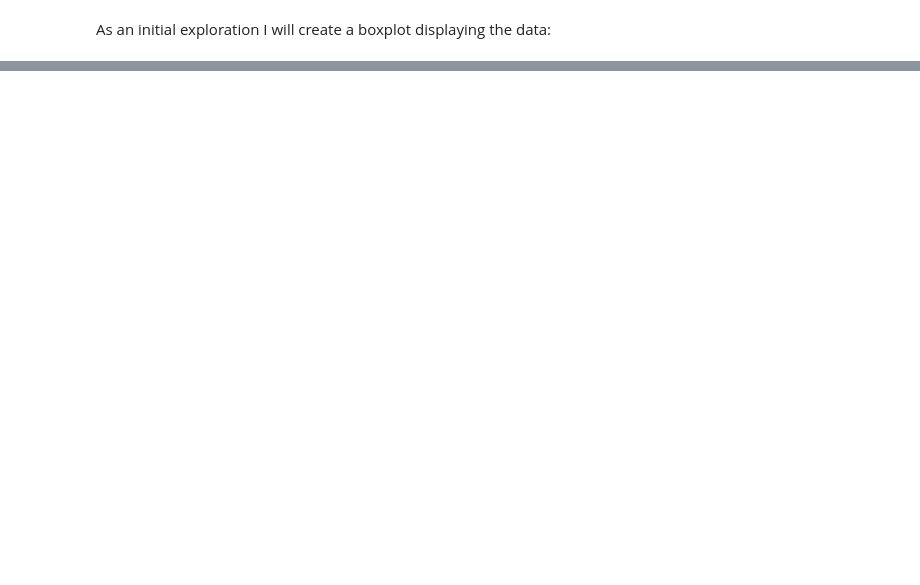
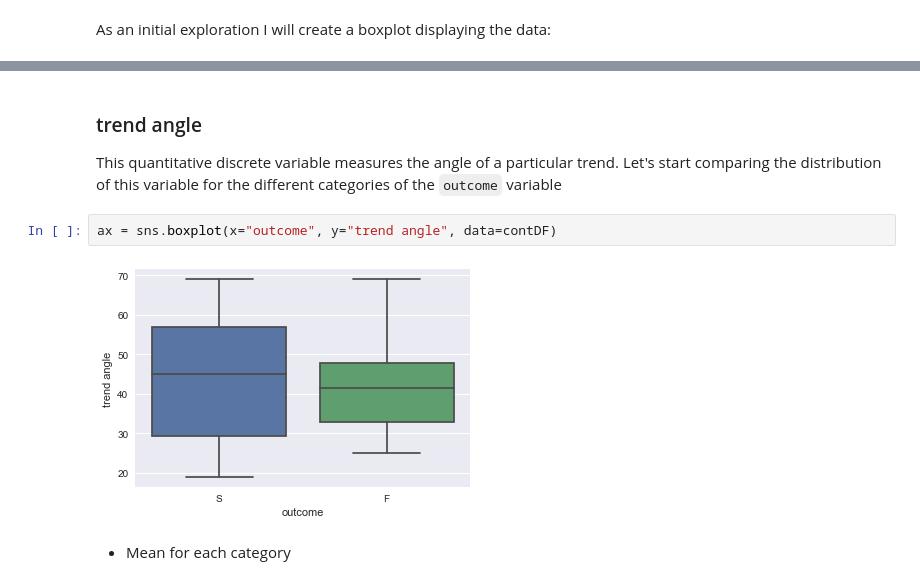
Before and after one commit to FOREXfunguru/FOREX, a Jupyter notebook: notebooks/Binary_classifier_using_ML.ipynb, the cells around one changed output, grey strips where cells are left out. Cells and saved outputs as stored; diff of their text form; blank space fills up the shorter version.

```diff
--- a/notebooks/Binary_classifier_using_ML.ipynb
+++ b/notebooks/Binary_classifier_using_ML.ipynb
@@ -189,0 +282,9 @@ ax = sns.boxplot(x="outcome", y="No of candles", data=contDF)
+# %% [markdown]
+###  trend angle
+This quantitative discrete variable measures the angle of a particular trend. Let's start comparing the distribution of this variable for the different categories of the `outcome` variable
+# %%
+ax = sns.boxplot(x="outcome", y="trend angle", data=contDF)
+# %% [output]
+[figure, added]
+# %% [markdown]
+* Mean for each category
```
Also changed, not shown: parts of 48 cells of this notebook.
